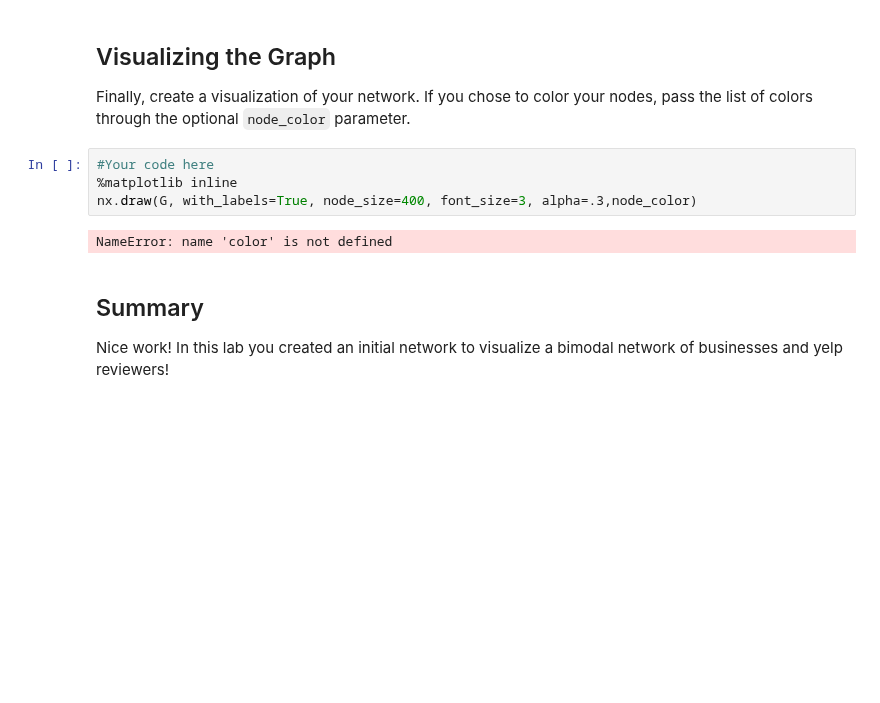
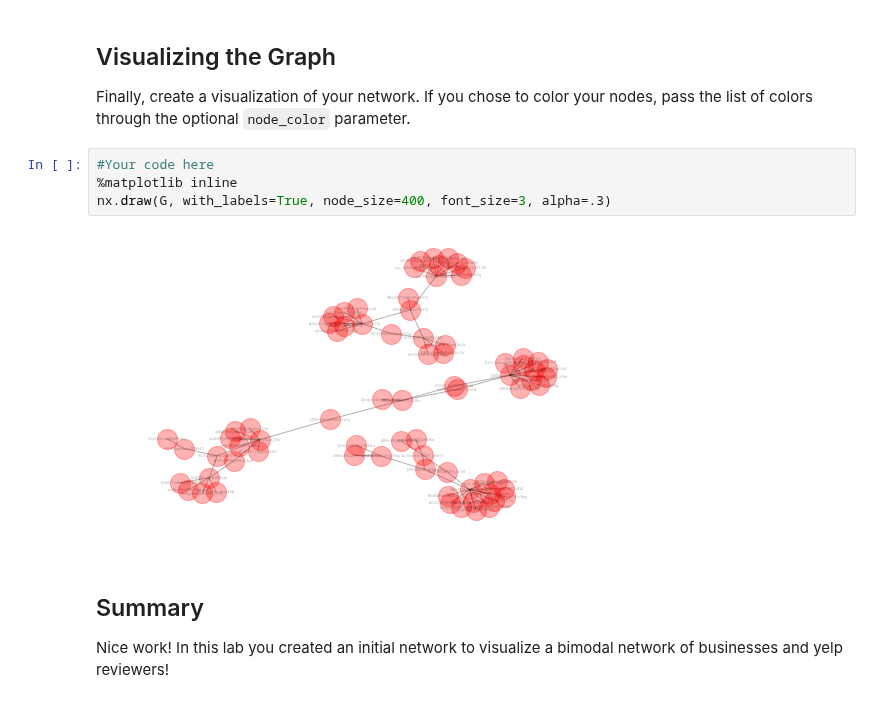
Before and after one commit to Patrickbfuller/dsc-3-28-04-graph-data-io-codealong-seattle-ds-career-040119, a Jupyter notebook: index.ipynb, the cells around one changed output. Saved outputs shown, nothing was run; the diff lists cells and outputs as text; blank space fills up the shorter version.

```diff
--- a/index.ipynb
+++ b/index.ipynb
@@ -68,9 +68,9 @@ Finally, create a visualization of your network. If you chose to color your node
 # %%
 #Your code here
 %matplotlib inline
-nx.draw(G, with_labels=True, node_size=400, font_size=3, alpha=.3,node_color)
+nx.draw(G, with_labels=True, node_size=400, font_size=3, alpha=.3)
 # %% [output]
-NameError: name 'color' is not defined
+[figure, added]
 # %% [markdown]
 ## Summary
 
```
